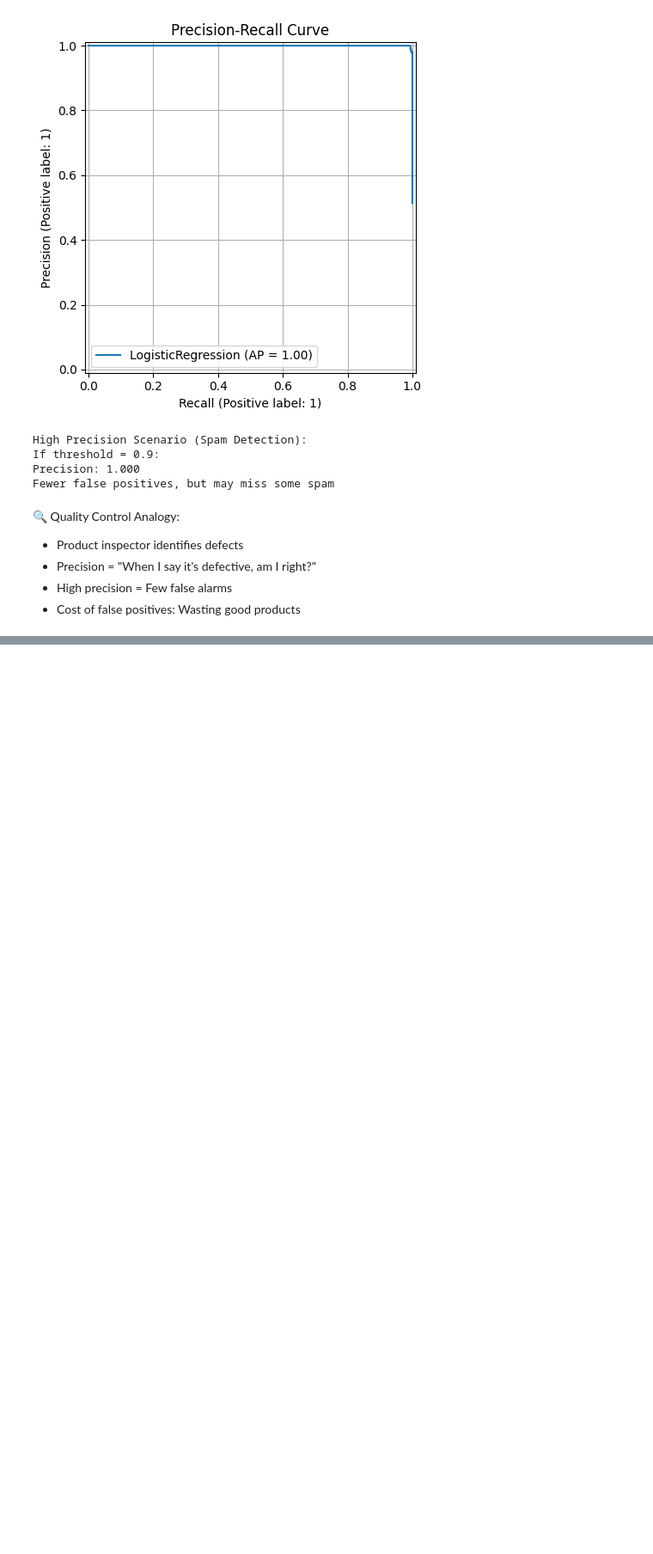
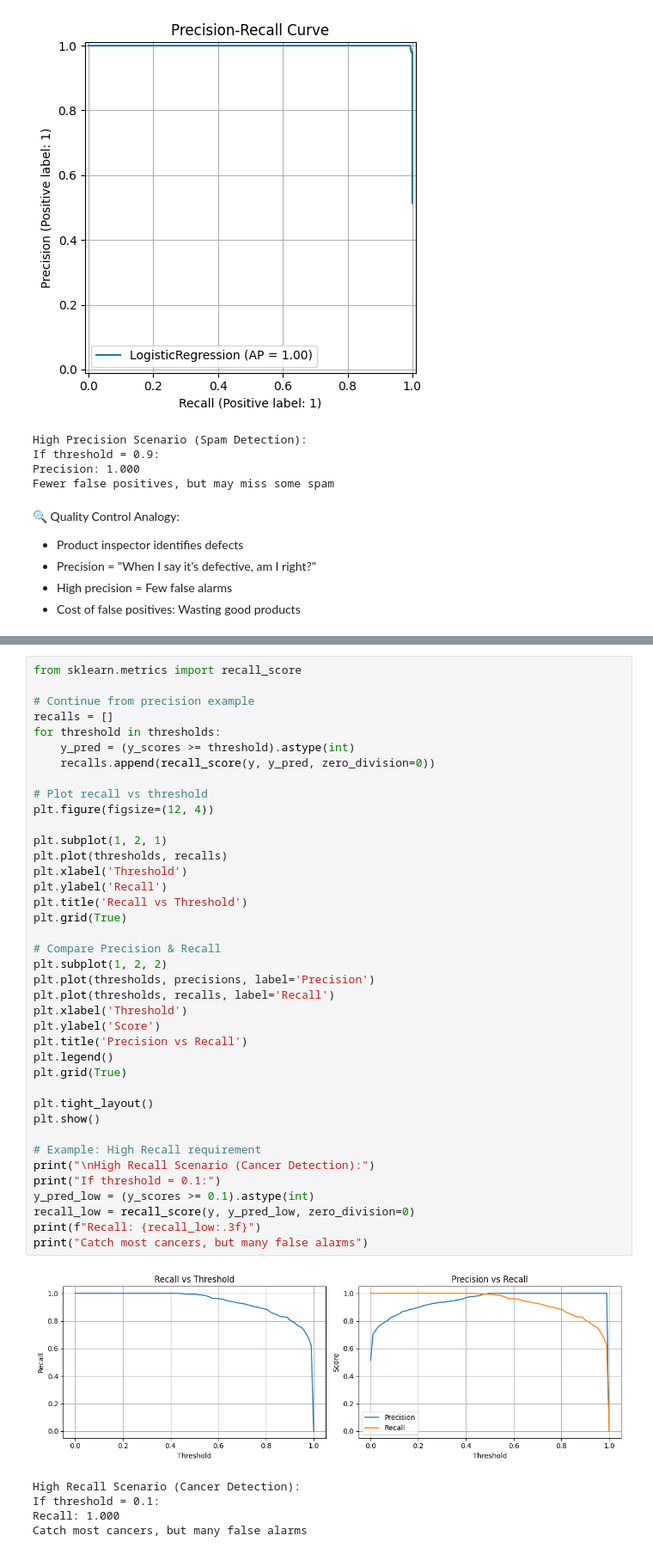
Before and after one commit to hima879/aiml, a Jupyter notebook: practice/ML_Concepts.ipynb, the cells around one changed output, grey strips where cells are left out. Shown at 86% size. Saved outputs shown, nothing was run; the diff lists cells and outputs as text; blank space fills up the shorter version.

```diff
--- a/practice/ML_Concepts.ipynb
+++ b/practice/ML_Concepts.ipynb
@@ -847,0 +867,45 @@ Fewer false positives, but may miss some spam
+# %%
+from sklearn.metrics import recall_score
+
+# Continue from precision example
+recalls = []
+for threshold in thresholds:
+    y_pred = (y_scores >= threshold).astype(int)
+    recalls.append(recall_score(y, y_pred, zero_division=0))
+
+# Plot recall vs threshold
+plt.figure(figsize=(12, 4))
+
+plt.subplot(1, 2, 1)
+plt.plot(thresholds, recalls)
+plt.xlabel('Threshold')
+plt.ylabel('Recall')
+plt.title('Recall vs Threshold')
+plt.grid(True)
+
+# Compare Precision & Recall
+plt.subplot(1, 2, 2)
+plt.plot(thresholds, precisions, label='Precision')
+plt.plot(thresholds, recalls, label='Recall')
+plt.xlabel('Threshold')
+plt.ylabel('Score')
+plt.title('Precision vs Recall')
+plt.legend()
+plt.grid(True)
+
+plt.tight_layout()
+plt.show()
+
+# Example: High Recall requirement
+print("\nHigh Recall Scenario (Cancer Detection):")
+print("If threshold = 0.1:")
+y_pred_low = (y_scores >= 0.1).astype(int)
+recall_low = recall_score(y, y_pred_low, zero_division=0)
+print(f"Recall: {recall_low:.3f}")
+print("Catch most cancers, but many false alarms")
+# %% [output]
+[figure, added]
+High Recall Scenario (Cancer Detection):
+If threshold = 0.1:
+Recall: 1.000
+Catch most cancers, but many false alarms
```
Also changed, not shown: parts of 5 cells of this notebook.
